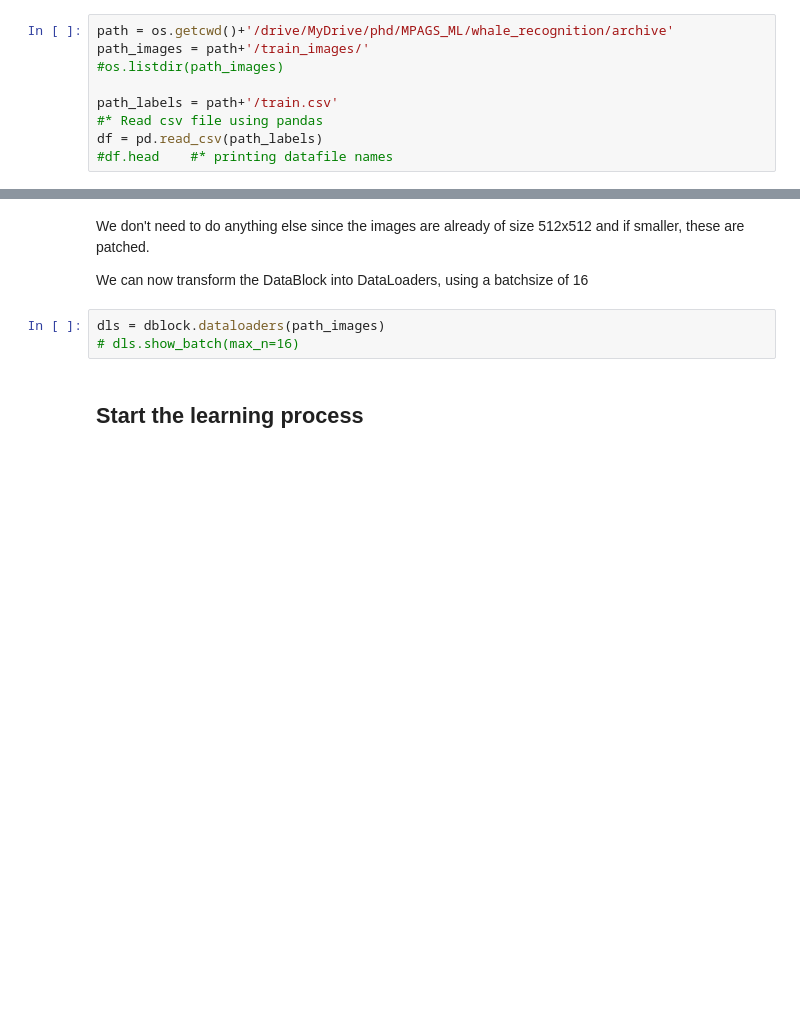
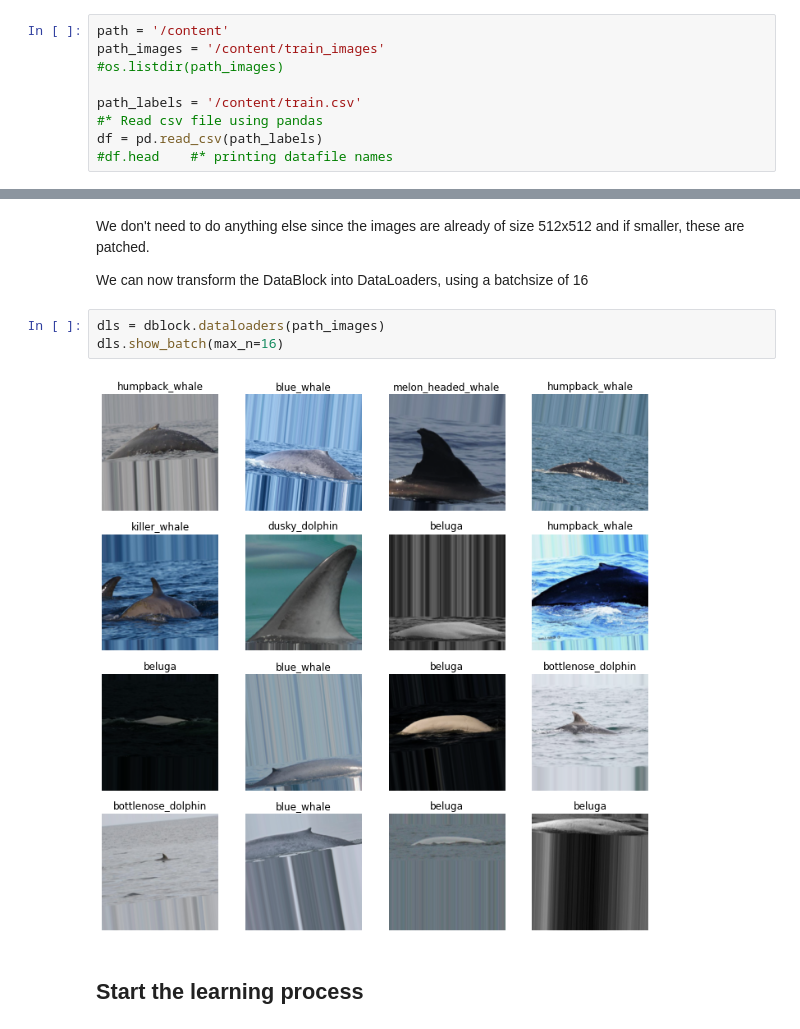
Before and after one commit to EnricoMartello/ML_WhaleRecognition, a Jupyter notebook: whale_recognition_fastai_hd.ipynb, the cells around one changed output, grey strips where cells are left out. Cells and saved outputs as stored; diff of their text form; blank space fills up the shorter version.

```diff
--- a/whale_recognition_fastai_hd.ipynb
+++ b/whale_recognition_fastai_hd.ipynb
@@ -51,11 +80,11 @@ bs = 64 #same as default, so I am not using it -- atm
 # %% [markdown]
 Defining all the paths and reading the csv file containing the labels (i.e. the mammal species) associated to each image.
 # %%
-path = os.getcwd()+'/drive/MyDrive/phd/MPAGS_ML/whale_recognition/archive'
-path_images = path+'/train_images/'
+path = '/content'
+path_images = '/content/train_images'
 #os.listdir(path_images)
 
-path_labels = path+'/train.csv'
+path_labels = '/content/train.csv'
 #* Read csv file using pandas
 df = pd.read_csv(path_labels)
 #df.head	#* printing datafile names
@@ -118,7 +163,9 @@ We don't need to do anything else since the images are already of size 512x512 a
 We can now transform the DataBlock into DataLoaders, using a batchsize of 16
 # %%
 dls = dblock.dataloaders(path_images)
-# dls.show_batch(max_n=16)
+dls.show_batch(max_n=16)
+# %% [output]
+[figure, added]
 # %% [markdown]
 ## Start the learning process
 # %% [markdown]
```
Also changed, not shown: parts of 98 cells of this notebook.
